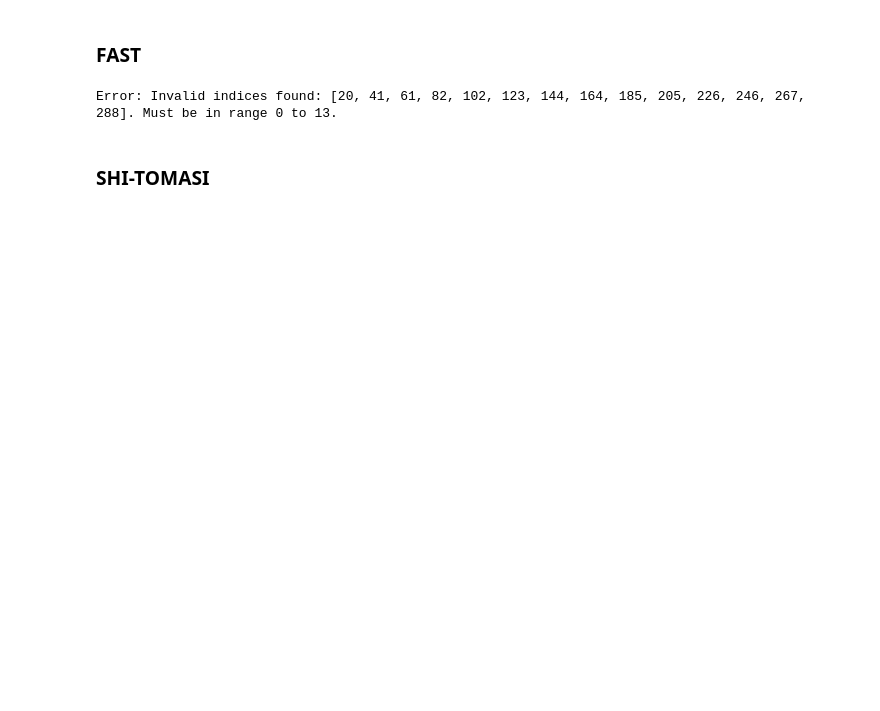
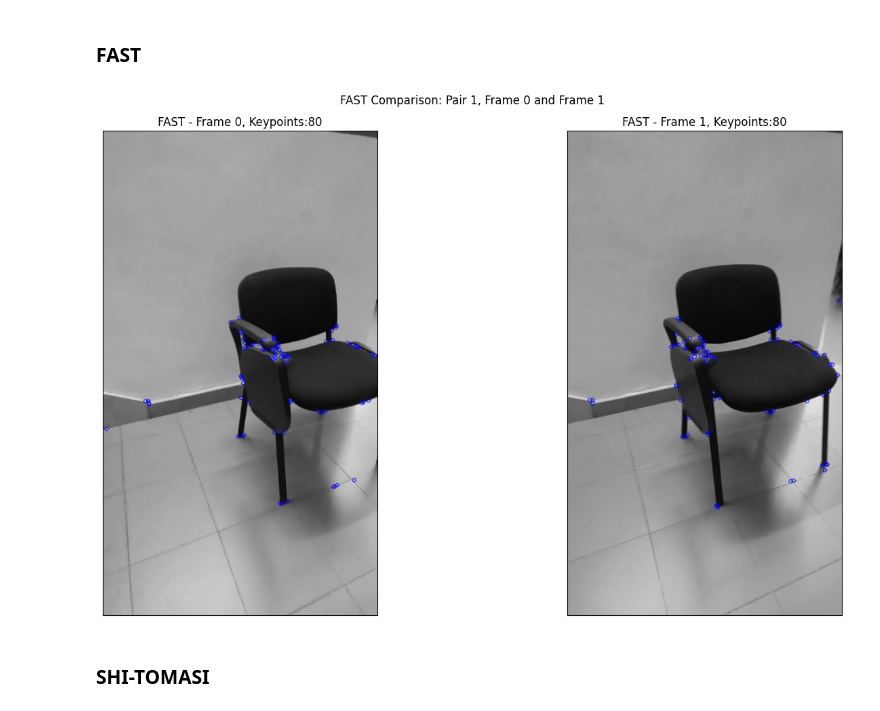
Before and after one commit to Matthew-Pirotta/Video-CV, a Jupyter notebook: notebooks/main.ipynb, the cells around one changed output. Cells and saved outputs as stored; diff of their text form; code cells hidden in the pictures; blank space fills up the shorter version.

```diff
--- a/notebooks/main.ipynb
+++ b/notebooks/main.ipynb
@@ -151,9 +175,9 @@ Error: Invalid indices found: [20, 41, 61, 82, 102, 123, 144, 164, 185, 205, 226
 # %% [markdown]
 ### FAST
 # %%
-run_feature_detector_pairs(frames, pair_indices, detect_fast, title_prefix="FAST")
+run_feature_detector_pairs(frames, display_indices, pair_indices, detect_fast, "FAST", title_prefix="FAST")
 # %% [output]
-Error: Invalid indices found: [20, 41, 61, 82, 102, 123, 144, 164, 185, 205, 226, 246, 267, 288]. Must be in range 0 to 13.
+[figure, added]
 # %% [markdown]
 ### SHI-TOMASI
 # %%
```
Also changed, not shown: parts of 12 cells of this notebook.
